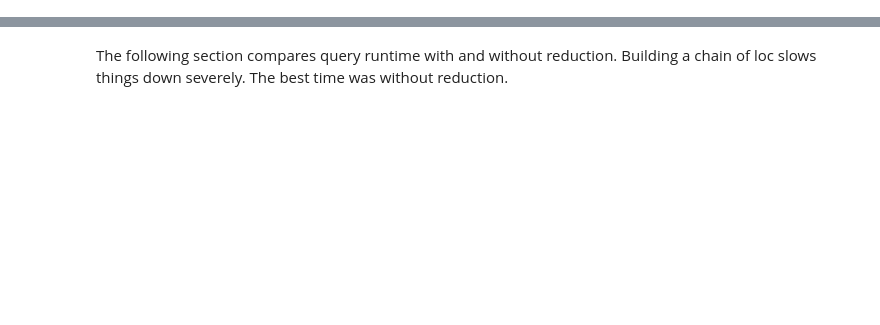
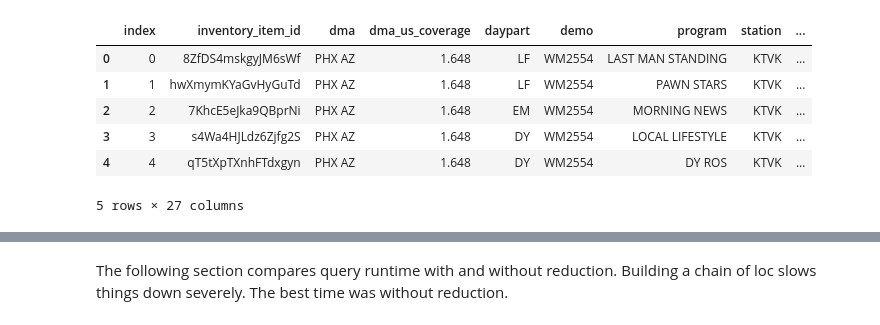
Before and after one commit to rkhullar/dask-playground, a Jupyter notebook: test07.ipynb, the cells around one changed output, grey strips where cells are left out. Cells and saved outputs as stored; diff of their text form; code cells hidden in the pictures; blank space fills up the shorter version.

```diff
--- a/test07.ipynb
+++ b/test07.ipynb
@@ -19,3 +27,13 @@ data.columns
+# %%
+data.head()
+# %% [output]
+|  | index | inventory_item_id | dma | dma_us_coverage | daypart | demo | program | station | ... |
+| 0 | 0 | 8ZfDS4mskgyJM6sWf | PHX AZ | 1.648 | LF | WM2554 | LAST MAN STANDING | KTVK | ... |
+| 1 | 1 | hwXmymKYaGvHyGuTd | PHX AZ | 1.648 | LF | WM2554 | PAWN STARS | KTVK | ... |
+| 2 | 2 | 7KhcE5eJka9QBprNi | PHX AZ | 1.648 | EM | WM2554 | MORNING NEWS | KTVK | ... |
+| 3 | 3 | s4Wa4HJLdz6Zjfg2S | PHX AZ | 1.648 | DY | WM2554 | LOCAL LIFESTYLE | KTVK | ... |
+| 4 | 4 | qT5tXpTXnhFTdxgyn | PHX AZ | 1.648 | DY | WM2554 | DY ROS | KTVK | ... |
+5 rows × 27 columns
 # %%
 programs = list(data.program.unique())
 programs.sort()
```
Also changed, not shown: parts of 23 cells of this notebook, 2 other files.
